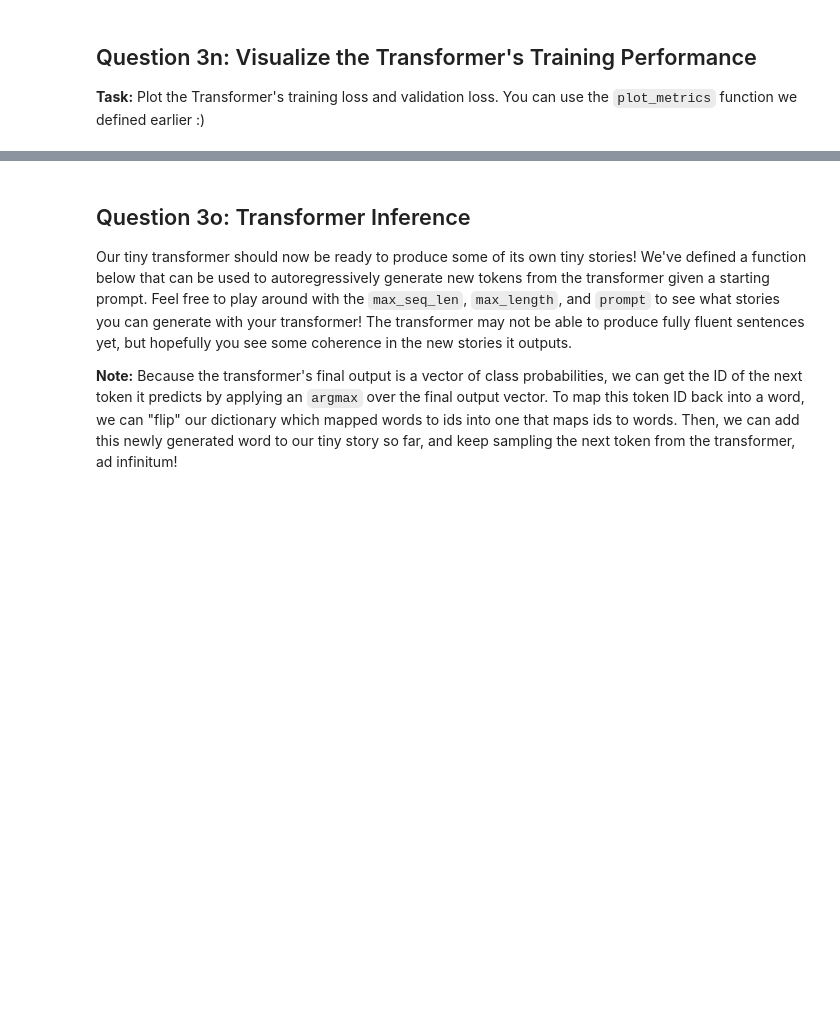
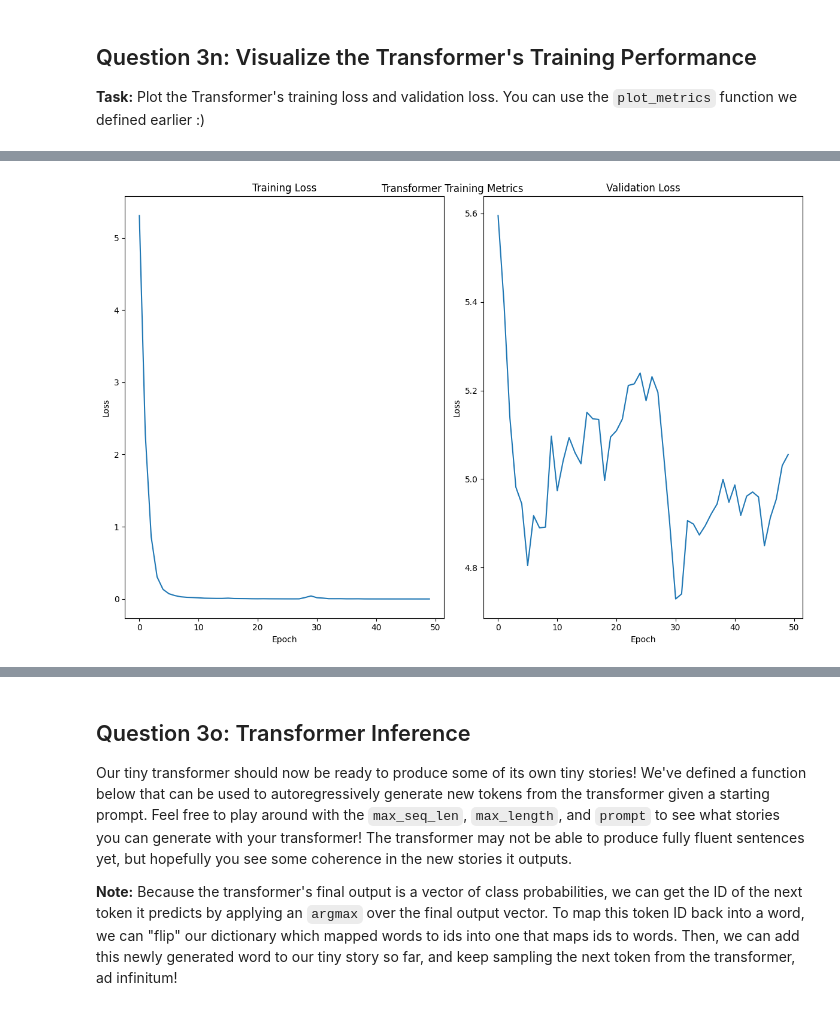
Before and after one commit to AshfordLee/UCB_CS189, a Jupyter notebook: FA25/hw/hw4/hw4_part1.ipynb, the cells around one changed output, grey strips where cells are left out. Saved outputs shown, nothing was run; the diff lists cells and outputs as text; code cells hidden in the pictures; blank space fills up the shorter version.

```diff
--- a/FA25/hw/hw4/hw4_part1.ipynb
+++ b/FA25/hw/hw4/hw4_part1.ipynb
@@ -1694,6 +1814,7 @@ We implement masking by setting the attention score for positions we want to mas
 # %% [markdown]
 <!-- BEGIN QUESTION -->
 # %%
+import math
 def scaled_dot_product_attention(Q: torch.Tensor, K: torch.Tensor, V: torch.Tensor, mask=None, verbose=False):
     """
     Q: matrix of shape (B, N, d_k)
@@ -1711,7 +1832,7 @@ def scaled_dot_product_attention(Q: torch.Tensor, K: torch.Tensor, V: torch.Tens
 
 
     # TODO: Implement the attention function
-    ...
+    return torch.matmul((softmax(torch.matmul(Q,K.transpose(-2,-1))/math.sqrt(Q.shape[-1]))),V)
 # %% [markdown]
 <!-- END QUESTION -->
 
@@ -2529,22 +2794,22 @@ print(f"Each target sequence length: {len(targets[0])}")
 <!-- BEGIN QUESTION -->
 # %%
 # TODO: Split into training and validation datasets (80/20 split)
-train_inputs = ...
-train_targets = ...
-val_inputs = ...
-val_targets = ...
+train_inputs = inputs[:2000]
+train_targets = targets[:2000]
+val_inputs = inputs[2000:2200]
+val_targets = targets[2000:2200]
 
 print(f"Number of training sequences: {len(train_inputs)}")
 print(f"Number of validation sequences: {len(val_inputs)}")
 
 # TODO: Create TensorDatasets
-train_dataset = ...
-val_dataset = ...
+train_dataset = TensorDataset(train_inputs,train_targets)
+val_dataset = TensorDataset(val_inputs,val_targets)
 
 # TODO: Create DataLoaders
 batch_size = 32
-train_loader = ...
-val_loader = ...
+train_loader = DataLoader(train_dataset,batch_size=batch_size,shuffle=True)
+val_loader = DataLoader(val_dataset,batch_size=batch_size,shuffle=True)
 
 print(f"Training batches: {len(train_loader)}")
 print(f"Validation batches: {len(val_loader)}")
@@ -2700,7 +3027,42 @@ transformer_train_losses, transformer_val_losses = ...
 <!-- BEGIN QUESTION -->
 # %%
 # TODO: Plot the training and validation loss across the epochs
-...
+
+def plot_metrics_transformer(train_losses, val_losses, num_epochs=None, title=""):
+    """
+    Plots the training loss, training accuracy, validation loss, and validation accuracy.
+    Args:
+        train_losses: list of training losses
+        val_losses: list of validation losses
+        train_accuracies: list of training accuracies
+        val_accuracies: list of validation accuracies
+        num_epochs: number of epochs
+        title: title of the plot
+    """
+    fig, axes = plt.subplots(1, 2, figsize=(12, 8))
+
+    # 训练损失
+    axes[0].plot(train_losses, label='Training Loss')
+    axes[0].set_title('Training Loss')
+    axes[0].set_xlabel('Epoch')
+    axes[0].set_ylabel('Loss')
+
+
+    axes[1].plot(val_losses, label='Validation Loss')
+    axes[1].set_title('Validation Loss')
+    axes[1].set_xlabel('Epoch')
+    axes[1].set_ylabel('Loss')
+
+
+
+    plt.tight_layout()
+    plt.suptitle(title)
+    plt.show()
+
+plot_metrics_transformer(train_losses=transformer_train_losses,val_losses=transformer_val_losses,
+num_epochs=50,title="Transformer Training Metrics")
 
 print(f"Final Training Loss: {transformer_train_losses[-1]:.4f}")
 print(f"Final Validation Loss: {transformer_val_losses[-1]:.4f}")
+# %% [output]
+[figure, added]
```
Also changed, not shown: parts of 36 cells of this notebook, 1 other file.
